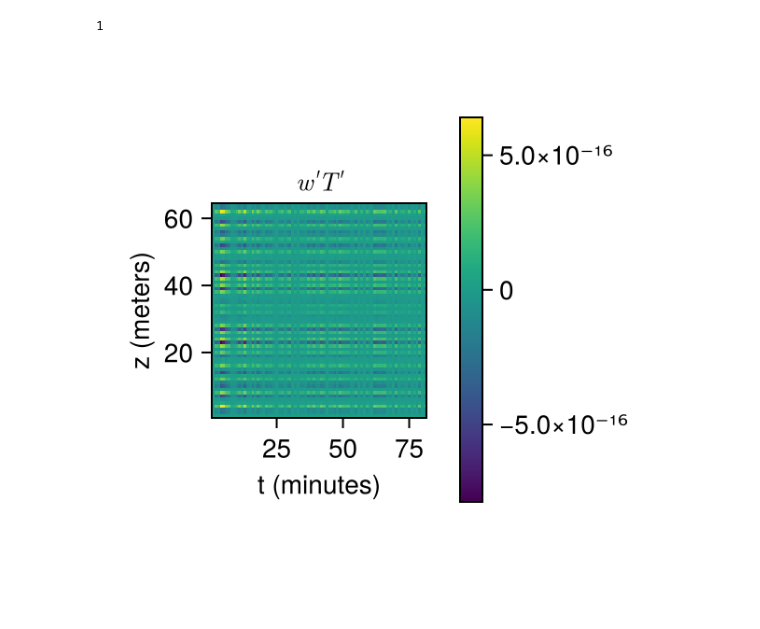
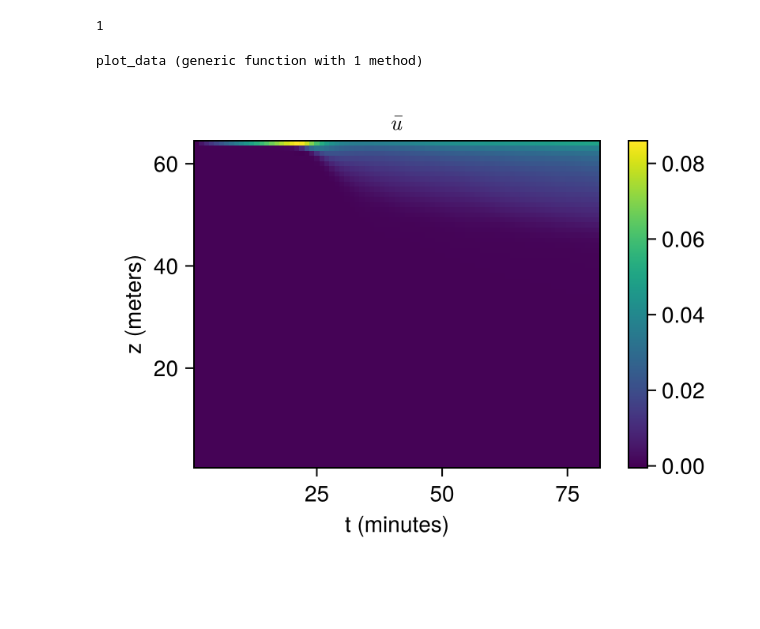
Before and after one commit to Gaspartcho/OceWind, a Jupyter notebook: Notebooks/other_awesome_notebook.ipynb, the cells around one changed output. Drawn from its saved outputs; the diff is of its cells as text; code cells hidden in the pictures; blank space fills up the shorter version.

Commit message:
added plots

```diff
--- a/Notebooks/other_awesome_notebook.ipynb
+++ b/Notebooks/other_awesome_notebook.ipynb
@@ -25,13 +25,26 @@ energy = ncread(filename, "energy")
 # %% [output]
 1
 # %%
-fig = Figure(size = (300, 300))
 
-ax = Axis(fig[1, 1]; title=L"w' T'", aspect = AxisAspect(1), xlabel = "t (minutes)", ylabel = "z (meters)")
+function plot_data(data, title)
+    fig = Figure(size = (400, 300))
 
-hm_w = heatmap!(ax, w_bar)
-Colorbar(fig[1, 2], hm_w)
+    ax = Axis(fig[1, 1]; title=title, xlabel = "t (minutes)", ylabel = "z (meters)",)
 
-fig
+    dims = size(data)
+    center_x = 1:dims[1]
+    center_y = 1:dims[2]
+
+    hm_w = heatmap!(ax, center_x, center_y, data)
+    Colorbar(fig[:, end+1], hm_w)
+
+    return fig
+
+
+end
 # %% [output]
-[figure, removed]
+plot_data (generic function with 1 method)
+# %%
+plot_data(u_bar, L"\bar{u}")
+# %% [output]
+[figure, added]
```
Also changed, not shown: parts of 11 cells of this notebook, 3 other files.
